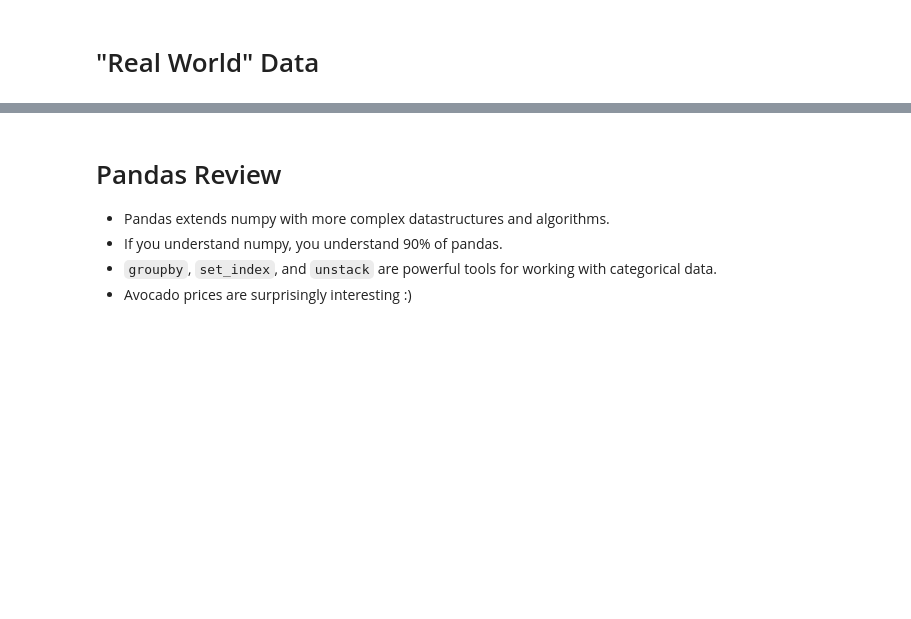
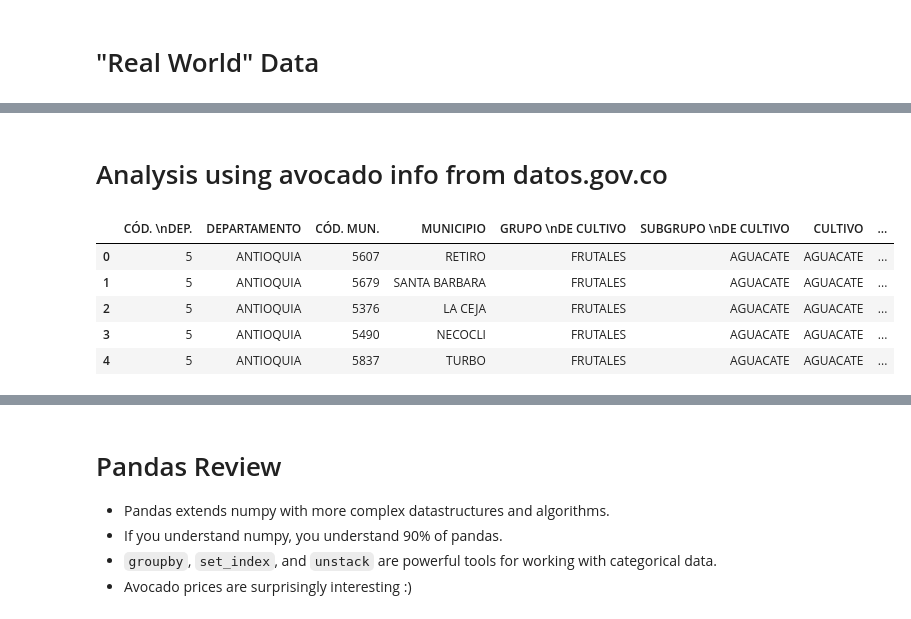
Before and after one commit to gabotachak/AlgorithmsUN2021I, a Jupyter notebook: Lab2/ganzolascottsanderson.ipynb, the cells around one changed output, grey strips where cells are left out. Saved outputs shown, nothing was run; the diff lists cells and outputs as text; code cells hidden in the pictures; blank space fills up the shorter version.

```diff
--- a/Lab2/ganzolascottsanderson.ipynb
+++ b/Lab2/ganzolascottsanderson.ipynb
@@ -680,0 +1340,14 @@ ax.set_xticklabels(ax.get_xticklabels(), rotation=45);
+# %% [markdown]
+# Analysis using avocado info from datos.gov.co
+# %%
+import pandas as pd
+
+avocado = pd.read_csv('colombia-avocado.csv', encoding='UTF-8')
+avocado.head()
+# %% [output]
+|  | CÓD. \nDEP. | DEPARTAMENTO | CÓD. MUN. | MUNICIPIO | GRUPO \nDE CULTIVO | SUBGRUPO \nDE CULTIVO | CULTIVO | ... |
+| 0 | 5 | ANTIOQUIA | 5607 | RETIRO | FRUTALES | AGUACATE | AGUACATE | ... |
+| 1 | 5 | ANTIOQUIA | 5679 | SANTA BARBARA | FRUTALES | AGUACATE | AGUACATE | ... |
+| 2 | 5 | ANTIOQUIA | 5376 | LA CEJA | FRUTALES | AGUACATE | AGUACATE | ... |
+| 3 | 5 | ANTIOQUIA | 5490 | NECOCLI | FRUTALES | AGUACATE | AGUACATE | ... |
+| 4 | 5 | ANTIOQUIA | 5837 | TURBO | FRUTALES | AGUACATE | AGUACATE | ... |
```
Also changed, not shown: parts of 121 cells of this notebook, 4 other files.
